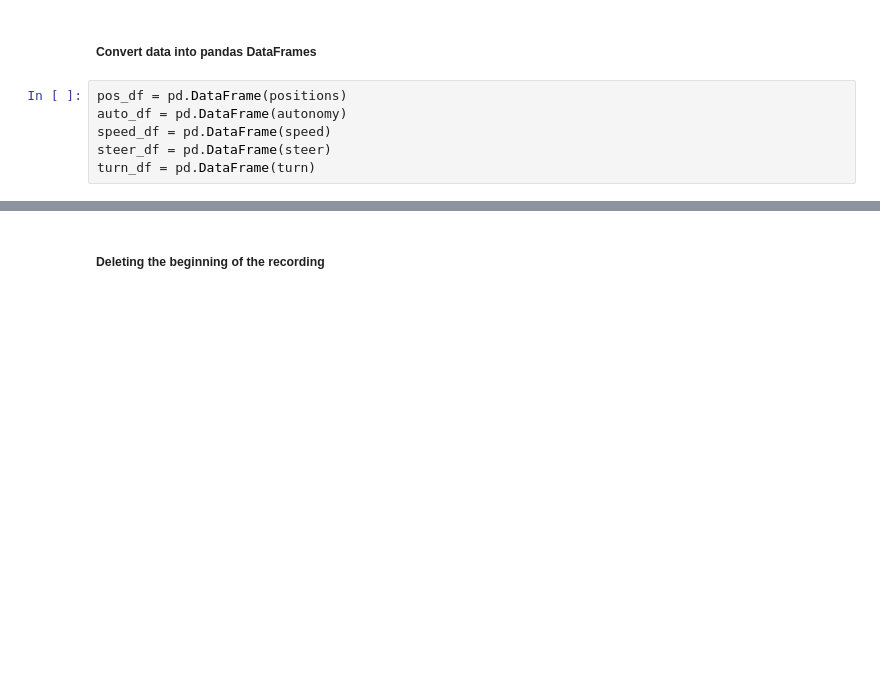
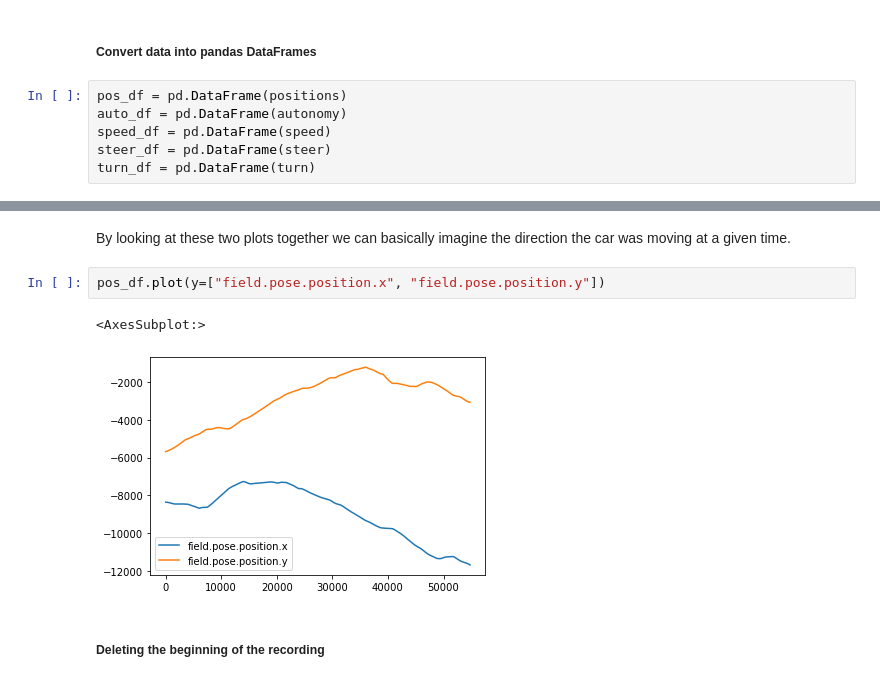
Before and after one commit to kaniser1/IDS_Project, a Jupyter notebook: D12_IDS_Project.ipynb, the cells around one changed output, grey strips where cells are left out. Cells and saved outputs as stored; diff of their text form; blank space fills up the shorter version.

```diff
--- a/D12_IDS_Project.ipynb
+++ b/D12_IDS_Project.ipynb
@@ -22,3 +50,10 @@ turn_df = pd.DataFrame(turn)
+# %% [markdown]
+By looking at these two plots together we can basically imagine the direction the car was moving at a given time.
+# %%
+pos_df.plot(y=["field.pose.position.x", "field.pose.position.y"])
+# %% [output]
+<AxesSubplot:>
+[figure, added]
 # %% [markdown]
 ##### Deleting the beginning of the recording
 # %%
```
Also changed, not shown: parts of 28 cells of this notebook.
